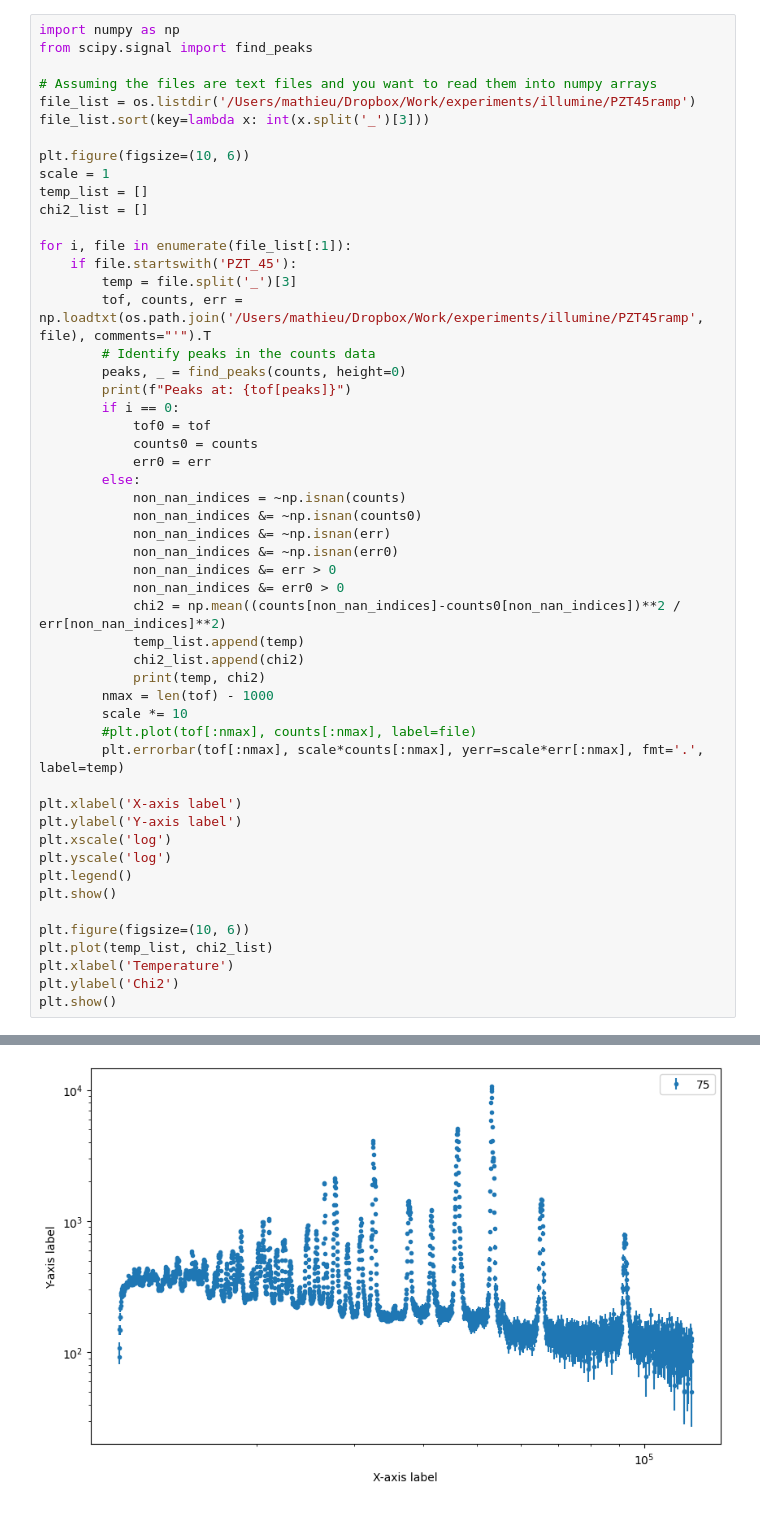
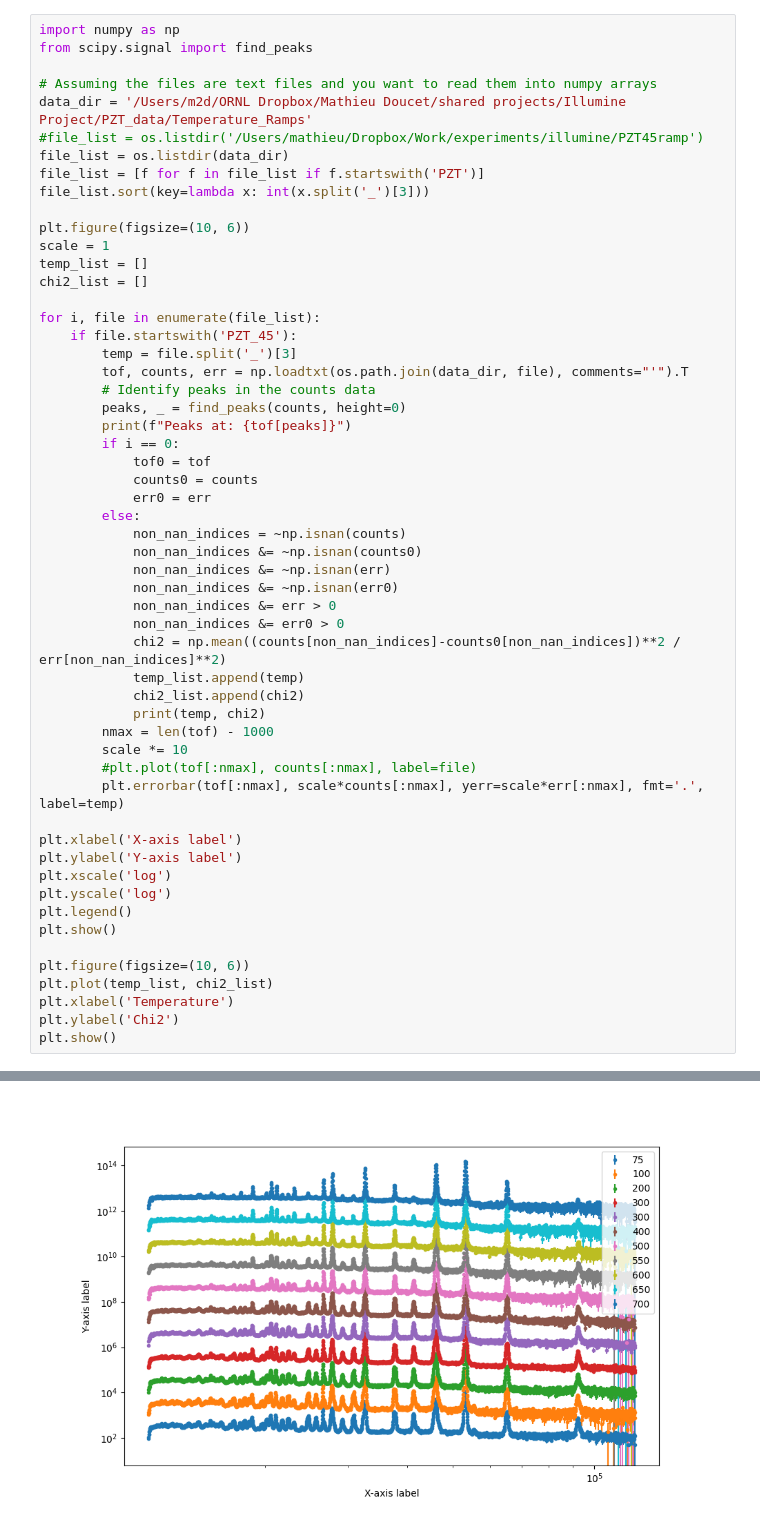
Before and after one commit to mdoucet/illumine, a Jupyter notebook: notebooks/explore-data.ipynb, the cells around one changed output, grey strips where cells are left out. Drawn from its saved outputs; the diff is of its cells as text.

```diff
--- a/notebooks/explore-data.ipynb
+++ b/notebooks/explore-data.ipynb
@@ -8,7 +8,10 @@ import numpy as np
 from scipy.signal import find_peaks
 
 # Assuming the files are text files and you want to read them into numpy arrays
-file_list = os.listdir('/Users/mathieu/Dropbox/Work/experiments/illumine/PZT45ramp')
+data_dir = '/Users/m2d/ORNL Dropbox/Mathieu Doucet/shared projects/Illumine Project/PZT_data/Temperature_Ramps'
+#file_list = os.listdir('/Users/mathieu/Dropbox/Work/experiments/illumine/PZT45ramp')
+file_list = os.listdir(data_dir)
+file_list = [f for f in file_list if f.startswith('PZT')]
 file_list.sort(key=lambda x: int(x.split('_')[3]))
 
 plt.figure(figsize=(10, 6))
@@ -16,10 +19,10 @@ scale = 1
 temp_list = []
 chi2_list = []
 
-for i, file in enumerate(file_list[:1]):
+for i, file in enumerate(file_list):
     if file.startswith('PZT_45'):
         temp = file.split('_')[3]
-        tof, counts, err = np.loadtxt(os.path.join('/Users/mathieu/Dropbox/Work/experiments/illumine/PZT45ramp', file), comments="'").T
+        tof, counts, err = np.loadtxt(os.path.join(data_dir, file), comments="'").T
         # Identify peaks in the counts data
         peaks, _ = find_peaks(counts, height=0)
         print(f"Peaks at: {tof[peaks]}")
@@ -61 +79 @@ Peaks at: [ 11338.10654  11356.2532   11419.99554 ... 268978.05747 270271.6253
-[figure, old version]
+[figure, new version]
```
Also changed, not shown: parts of 4 cells of this notebook, 2 other files.
